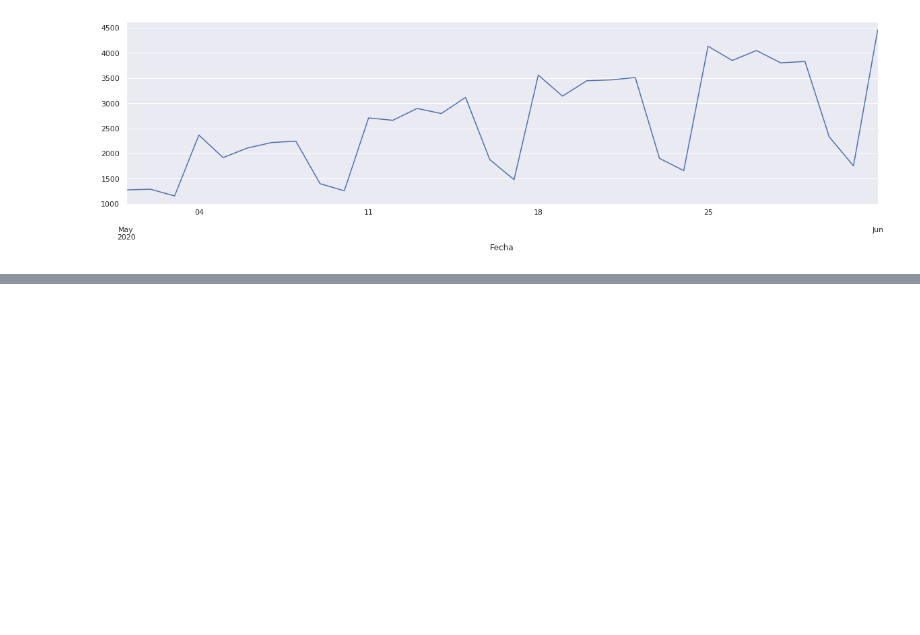
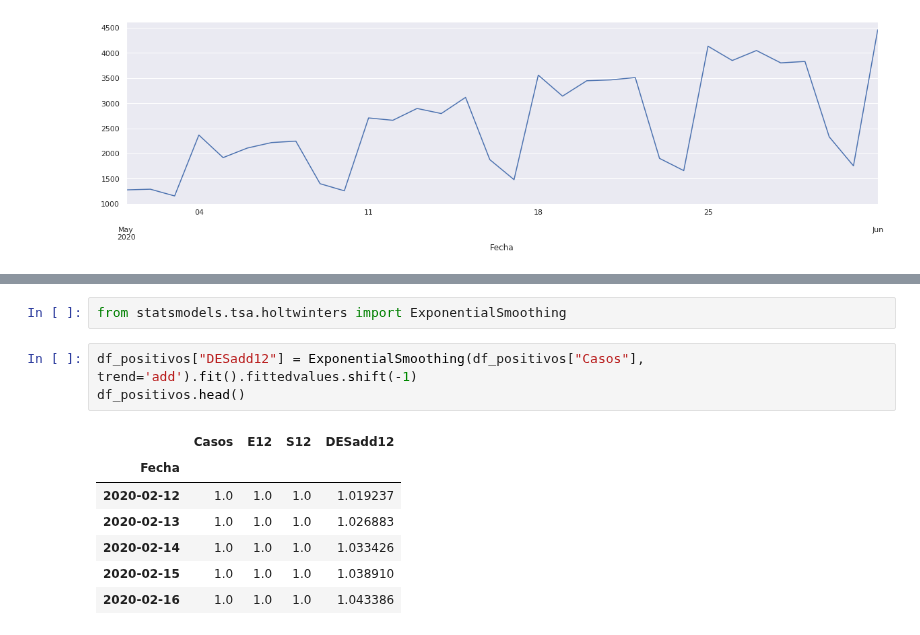
Before and after one commit to artthuro6/Covid-19, a Jupyter notebook: notebooks/General.ipynb, the cells around one changed output, grey strips where cells are left out. Saved outputs shown, nothing was run; the diff lists cells and outputs as text; blank space fills up the shorter version.

```diff
--- a/notebooks/General.ipynb
+++ b/notebooks/General.ipynb
@@ -441,0 +461,13 @@ df_positivos["Casos"]["2020-05-01":].plot(figsize=(20,5))
+# %%
+from statsmodels.tsa.holtwinters import ExponentialSmoothing
+# %%
+df_positivos["DESadd12"] = ExponentialSmoothing(df_positivos["Casos"], trend='add').fit().fittedvalues.shift(-1)
+df_positivos.head()
+# %% [output]
+|  | Casos | E12 | S12 | DESadd12 |
+| Fecha |  |  |  |  |
+| 2020-02-12 | 1.0 | 1.0 | 1.0 | 1.019237 |
+| 2020-02-13 | 1.0 | 1.0 | 1.0 | 1.026883 |
+| 2020-02-14 | 1.0 | 1.0 | 1.0 | 1.033426 |
+| 2020-02-15 | 1.0 | 1.0 | 1.0 | 1.038910 |
+| 2020-02-16 | 1.0 | 1.0 | 1.0 | 1.043386 |
```
Also changed, not shown: parts of 4 cells of this notebook.
